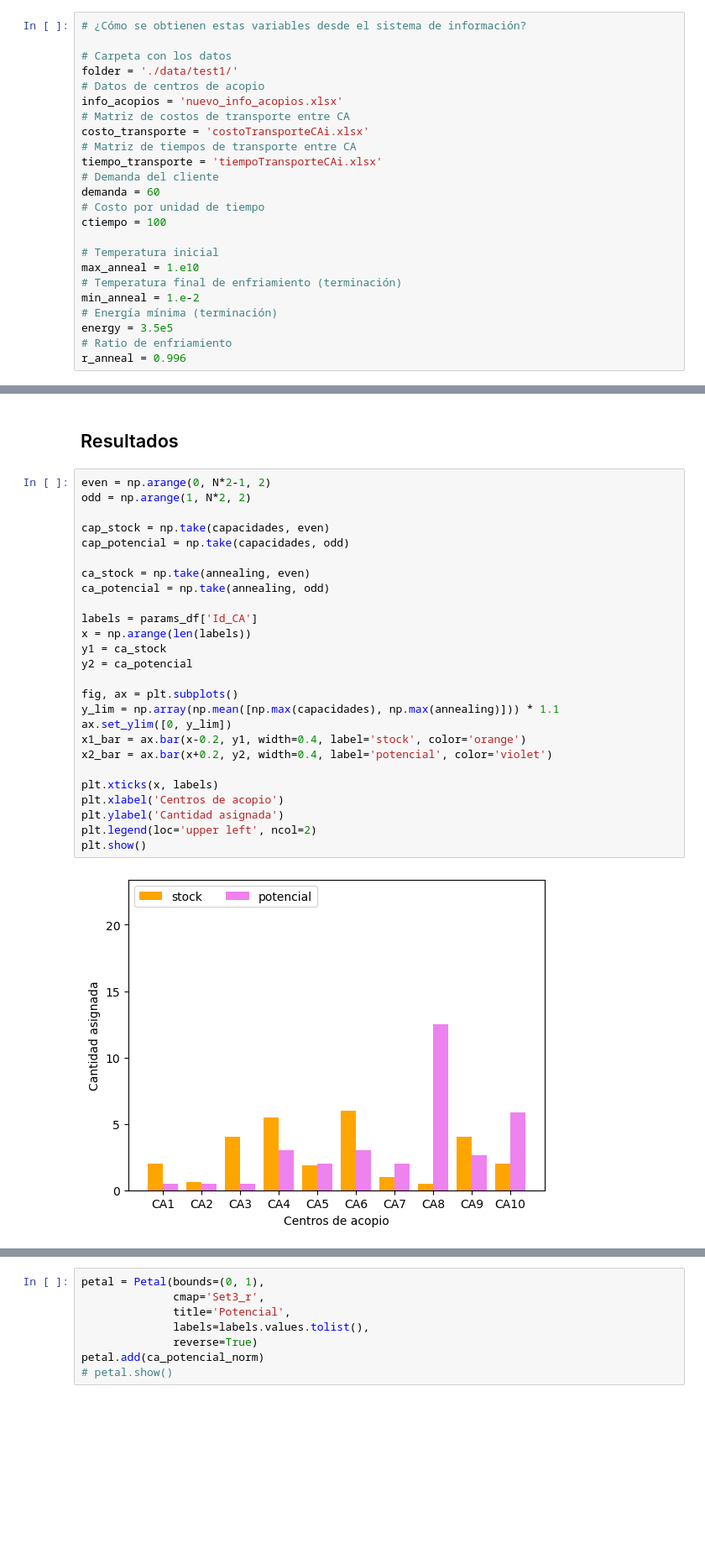
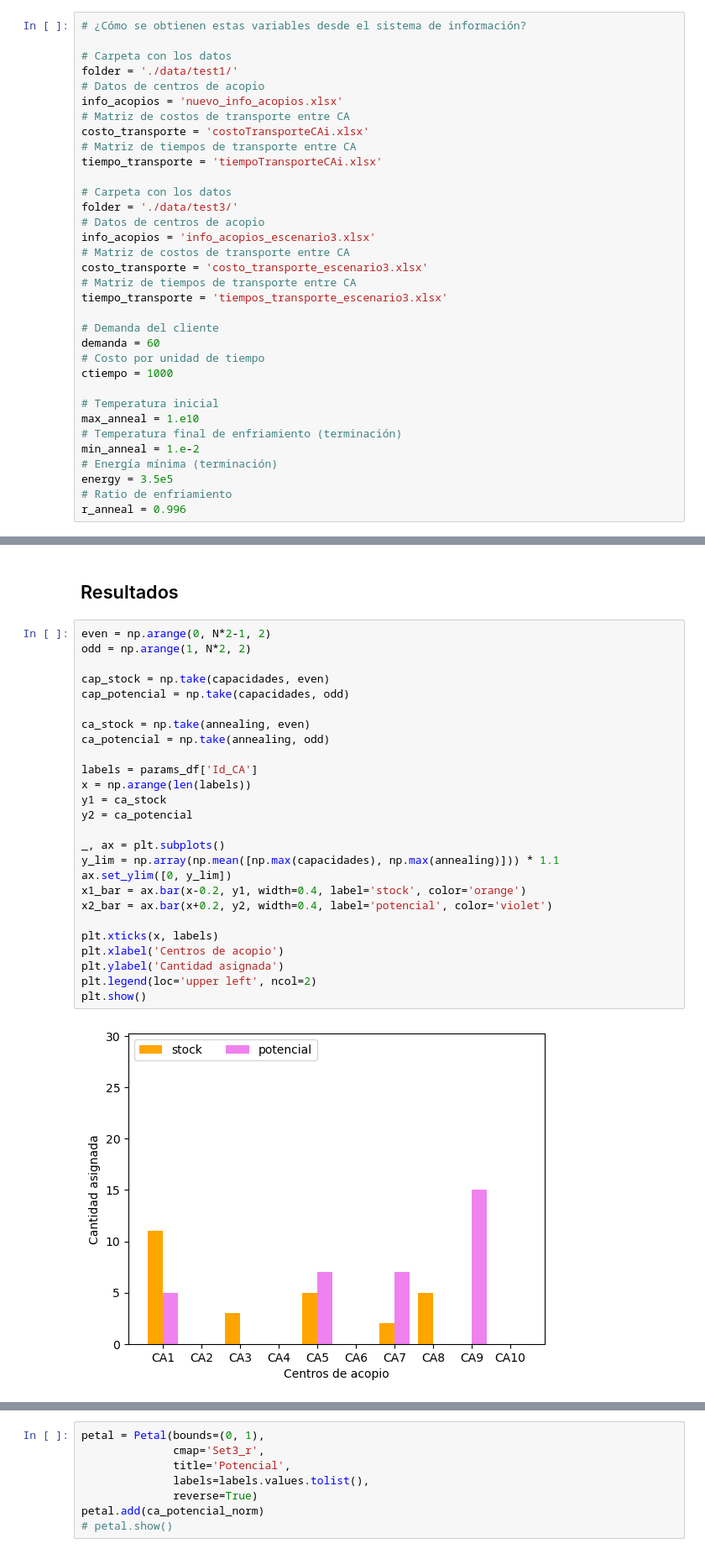
Before and after one commit to jefftorres/cheese, a Jupyter notebook: queso_sa.ipynb, the cells around one changed output, grey strips where cells are left out. Shown at 84% size. Drawn from its saved outputs; the diff is of its cells as text; blank space fills up the shorter version.

Commit message:
added data/test3/

```diff
--- a/queso_sa.ipynb
+++ b/queso_sa.ipynb
@@ -20,10 +20,20 @@ info_acopios = 'nuevo_info_acopios.xlsx'
 costo_transporte = 'costoTransporteCAi.xlsx'
 # Matriz de tiempos de transporte entre CA
 tiempo_transporte = 'tiempoTransporteCAi.xlsx'
+
+# Carpeta con los datos
+folder = './data/test3/'
+# Datos de centros de acopio
+info_acopios = 'info_acopios_escenario3.xlsx'
+# Matriz de costos de transporte entre CA
+costo_transporte = 'costo_transporte_escenario3.xlsx'
+# Matriz de tiempos de transporte entre CA
+tiempo_transporte = 'tiempos_transporte_escenario3.xlsx'
+
 # Demanda del cliente
 demanda = 60
 # Costo por unidad de tiempo
-ctiempo = 100
+ctiempo = 1000
 
 # Temperatura inicial
 max_anneal = 1.e10
@@ -204,31 +217,31 @@ asignaciones.head()
 # %%
 even = np.arange(0, N*2-1, 2)
 odd = np.arange(1, N*2, 2)
 
 cap_stock = np.take(capacidades, even)
 cap_potencial = np.take(capacidades, odd)
 
 ca_stock = np.take(annealing, even)
 ca_potencial = np.take(annealing, odd)
 
 labels = params_df['Id_CA']
 x = np.arange(len(labels))
 y1 = ca_stock
 y2 = ca_potencial
 
-fig, ax = plt.subplots()
+_, ax = plt.subplots()
 y_lim = np.array(np.mean([np.max(capacidades), np.max(annealing)])) * 1.1
 ax.set_ylim([0, y_lim])
 x1_bar = ax.bar(x-0.2, y1, width=0.4, label='stock', color='orange')
 x2_bar = ax.bar(x+0.2, y2, width=0.4, label='potencial', color='violet')
 
 plt.xticks(x, labels)
 plt.xlabel('Centros de acopio')
 plt.ylabel('Cantidad asignada')
 plt.legend(loc='upper left', ncol=2)
 plt.show()
 # %% [output]
-[figure, old version]
+[figure, new version]
 # %%
 from pymoo.visualization.heatmap import Heatmap
 
```
Also changed, not shown: parts of 9 cells of this notebook, 4 other files.
